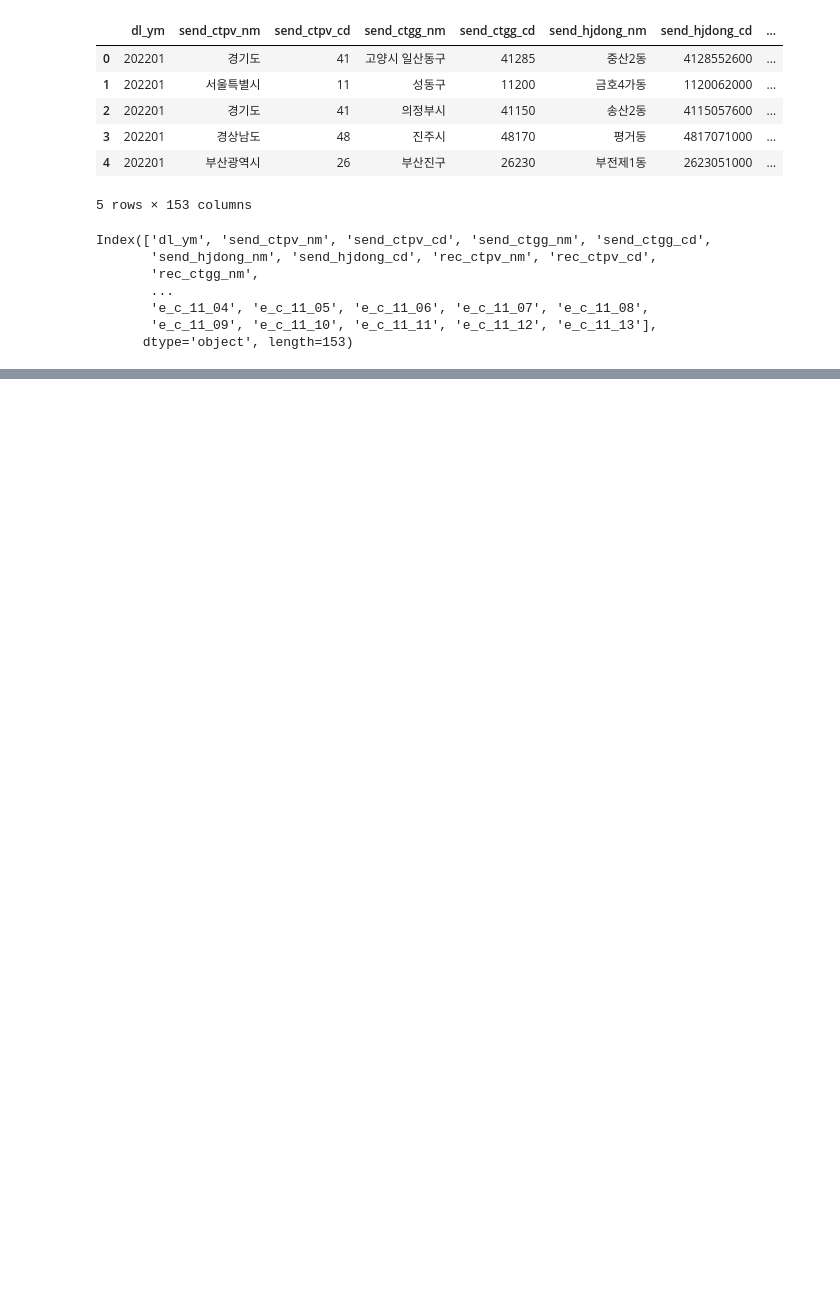
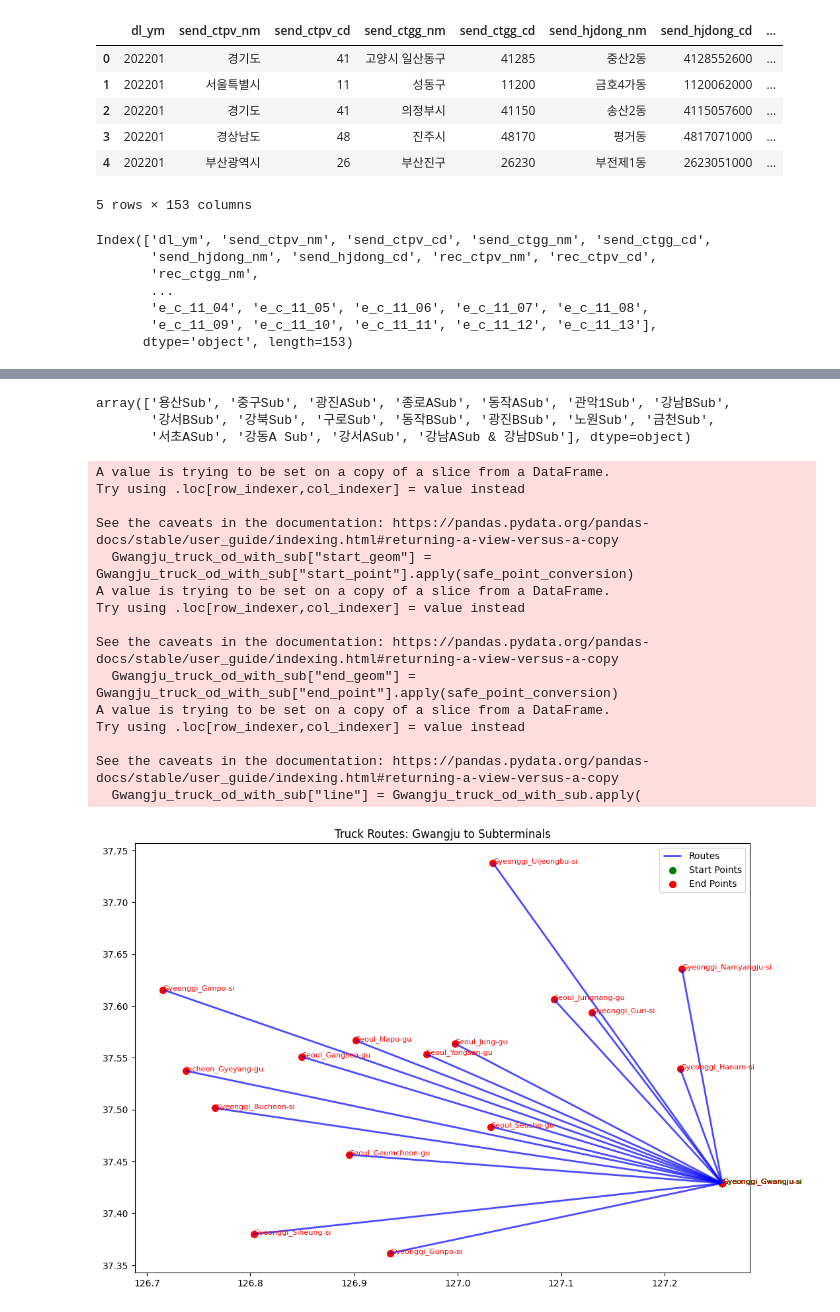
Before and after one commit to doyeonRyu/P-project, a Jupyter notebook: pt_code.ipynb, the cells around one changed output, grey strips where cells are left out. Cells and saved outputs as stored; diff of their text form; code cells hidden in the pictures; blank space fills up the shorter version.

```diff
--- a/pt_code.ipynb
+++ b/pt_code.ipynb
@@ -105,0 +549,4 @@ truck_trips.head()
+# %%
+Gwangju_truck_od_with_sub = Gwangju_truck_od_with_sub[Gwangju_truck_od_with_sub["subterminal"].notna()]
+
+Gwangju_truck_od_with_sub
@@ -105,0 +571,6 @@ truck_trips.head()
+# %%
+Gwangju_truck_od_with_sub["subterminal"].unique()
+# %% [output]
+array(['용산Sub', '중구Sub', '광진ASub', '종로ASub', '동작ASub', '관악1Sub', '강남BSub',
+       '강서BSub', '강북Sub', '구로Sub', '동작BSub', '광진BSub', '노원Sub', '금천Sub',
+       '서초ASub', '강동A Sub', '강서ASub', '강남ASub & 강남DSub'], dtype=object)
@@ -105,0 +579,66 @@ truck_trips.head()
+# %%
+import pandas as pd
+import geopandas as gpd
+import matplotlib.pyplot as plt
+from shapely.geometry import Point, LineString
+
+# 잘못된 좌표 값 필터링 함수
+def safe_point_conversion(point_str):
+    try:
+        if point_str.strip() == "EMPTY":  # 잘못된 값 처리
+            return None
+        return Point(map(float, point_str.strip("POINT ()").split()))
+    except Exception:
+        return None
+
+# 좌표 변환 및 LineString 생성
+Gwangju_truck_od_with_sub["start_geom"] = Gwangju_truck_od_with_sub["start_point"].apply(safe_point_conversion)
+Gwangju_truck_od_with_sub["end_geom"] = Gwangju_truck_od_with_sub["end_point"].apply(safe_point_conversion)
+Gwangju_truck_od_with_sub["line"] = Gwangju_truck_od_with_sub.apply(
+    lambda row: LineString([row["start_geom"], row["end_geom"]]) if row["start_geom"] and row["end_geom"] else None,
+    axis=1,
+)
+
+# GeoDataFrame 생성
+truck_od_with_sub_gdf = gpd.GeoDataFrame(Gwangju_truck_od_with_sub.dropna(subset=["line"]), geometry="line")
+
+# 시각화
+fig, ax = plt.subplots(figsize=(12, 12))
+
+# 경로(LineString) 시각화
+truck_od_with_sub_gdf.plot(ax=ax, color="blue", linewidth=2, alpha=0.7, label="Routes")
+
+# 시작점과 끝점을 GeoDataFrame으로 변환
+truck_od_start_gdf = gpd.GeoDataFrame(Gwangju_truck_od_with_sub.dropna(subset=["start_geom"]), geometry="start_geom")
+truck_od_end_gdf = gpd.GeoDataFrame(Gwangju_truck_od_with_sub.dropna(subset=["end_geom"]), geometry="end_geom")
+
+# 시작점과 끝점 시각화
+truck_od_start_gdf.plot(ax=ax, color="green", markersize=50, label="Start Points")
+truck_od_end_gdf.plot(ax=ax, color="red", markersize=50, label="End Points")
+
+# 레이블 추가
+for idx, row in truck_od_with_sub_gdf.iterrows():
+    ax.text(row.start_geom.x, row.start_geom.y, row.start_station, fontsize=8, color="green")
+    ax.text(row.end_geom.x, row.end_geom.y, row.end_station, fontsize=8, color="red")
+
+# 타이틀 및 범례
+plt.title("Truck Routes: Gwangju to Subterminals")
+plt.legend()
+plt.show()
+# %% [output]
+A value is trying to be set on a copy of a slice from a DataFrame.
+Try using .loc[row_indexer,col_indexer] = value instead
+
+See the caveats in the documentation: https://pandas.pydata.org/pandas-docs/stable/user_guide/indexing.html#returning-a-view-versus-a-copy
+  Gwangju_truck_od_with_sub["start_geom"] = Gwangju_truck_od_with_sub["start_point"].apply(safe_point_conversion)
+A value is trying to be set on a copy of a slice from a DataFrame.
+Try using .loc[row_indexer,col_indexer] = value instead
+
+See the caveats in the documentation: https://pandas.pydata.org/pandas-docs/stable/user_guide/indexing.html#returning-a-view-versus-a-copy
+  Gwangju_truck_od_with_sub["end_geom"] = Gwangju_truck_od_with_sub["end_point"].apply(safe_point_conversion)
+A value is trying to be set on a copy of a slice from a DataFrame.
+Try using .loc[row_indexer,col_indexer] = value instead
+
+See the caveats in the documentation: https://pandas.pydata.org/pandas-docs/stable/user_guide/indexing.html#returning-a-view-versus-a-copy
+  Gwangju_truck_od_with_sub["line"] = Gwangju_truck_od_with_sub.apply(
+[figure, added]
```
Also changed, not shown: parts of 39 cells of this notebook.
